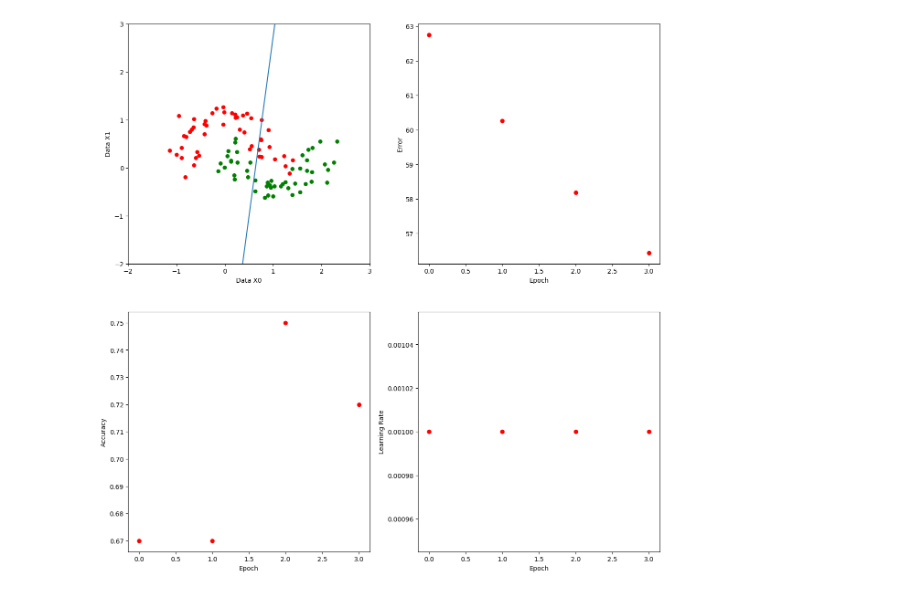
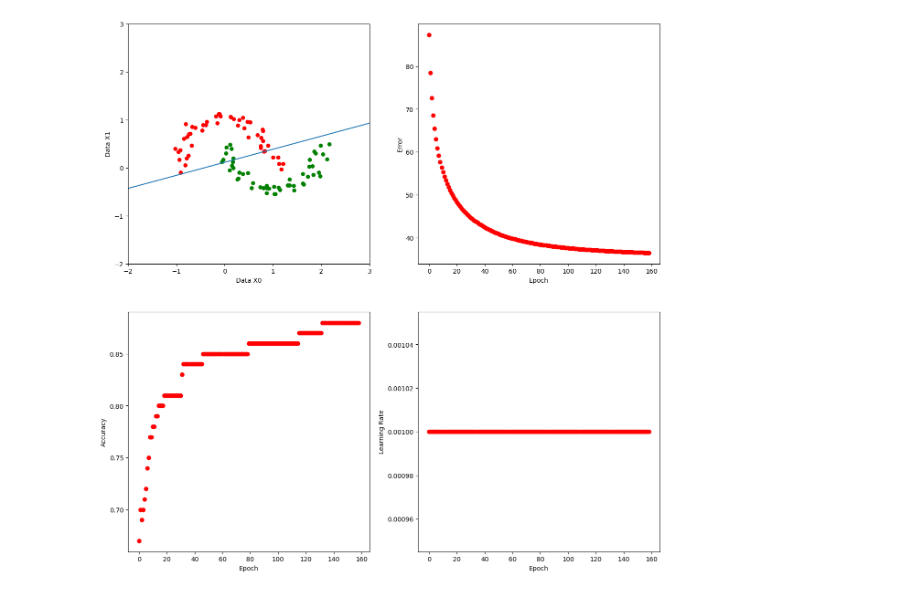
Before and after one commit to mihirgogate/micrograd, a Jupyter notebook: notebook.ipynb, the cells around one changed output. Saved outputs shown, nothing was run; the diff lists cells and outputs as text; code cells hidden in the pictures.

```diff
--- a/notebook.ipynb
+++ b/notebook.ipynb
@@ -58,7 +58,9 @@ random.seed(1337)
 # make up a dataset
 from sklearn.datasets import make_moons, make_classification
 NUM_SAMPLES = 100
-X, Y = make_moons(n_samples=NUM_SAMPLES, noise=0.2)
+X, Y = make_moons(n_samples=NUM_SAMPLES, noise=0.1)
+# X = [(-1, -1), (0, 0), (1, 1), (2, 2)]
+# Y = [-1, -1, 1, 1]
 # X, Y = make_classification(n_samples = NUM_SAMPLES, n_features=2, n_redundant=0,n_classes=2)
 
 Y = Y*2 - 1 # make Y -1 or 1
@@ -68,12 +70,12 @@ from matplotlib import pyplot as plt
 from value import Value
 from predictors import Neuron
 
-def get_loss1(prediction_value, y_value):
+def get_loss(prediction_value, y_value):
     diff = prediction_value - y_value;
     prod = diff ** 2
     return prod
 
-def get_loss(prediction_value, y_value):
+def get_loss1(prediction_value, y_value):
     f1 = lambda x: (x + 1) / 2.0
     f2 = lambda x: (-x + 1) / 2.0
     pred1 = f1(prediction_value)
@@ -85,7 +87,7 @@ def get_loss(prediction_value, y_value):
     return -(product1 + product2)
 
 def train(X, Y, n, plotter):
-    EPOCHS = 50
+    EPOCHS = 200
     DELTA = 0.001
 
     for k in range(EPOCHS):
@@ -169,31 +171,31 @@ class Plotter:
 
         # update the error
         self.error_plot.plot(k, error.data, 'ro')
 
         # update the accuracy
         accuracy = (correct_predictions) / (correct_predictions + incorrect_predictions)
         self.accuracy_plot.plot(k, accuracy, 'ro')
 
         # update the learning rate
         self.learning_rate_plot.plot(k, learning_rate, 'ro')
 
         clear_output(wait=True)
         display(self.fig)
 
     def close(self):
         plt.close()
 
 
 # create a plotter to visualize the training process
 plotter = Plotter(X, Y)
 
 # create a neuron
 n = Neuron(2)
 
 # Train the neuron with these hyper-parameters
 train(X, Y, n, plotter)
 
 # Close plotter when done
 plotter.close()
 # %% [output]
-[figure, old version]
+[figure, new version]
```
Also changed, not shown: 2 other files.
